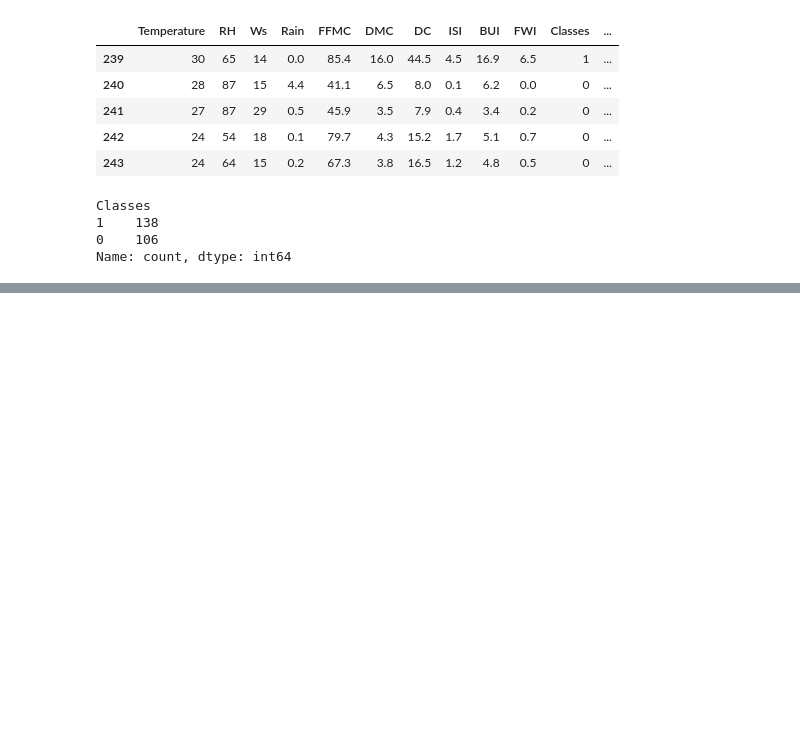
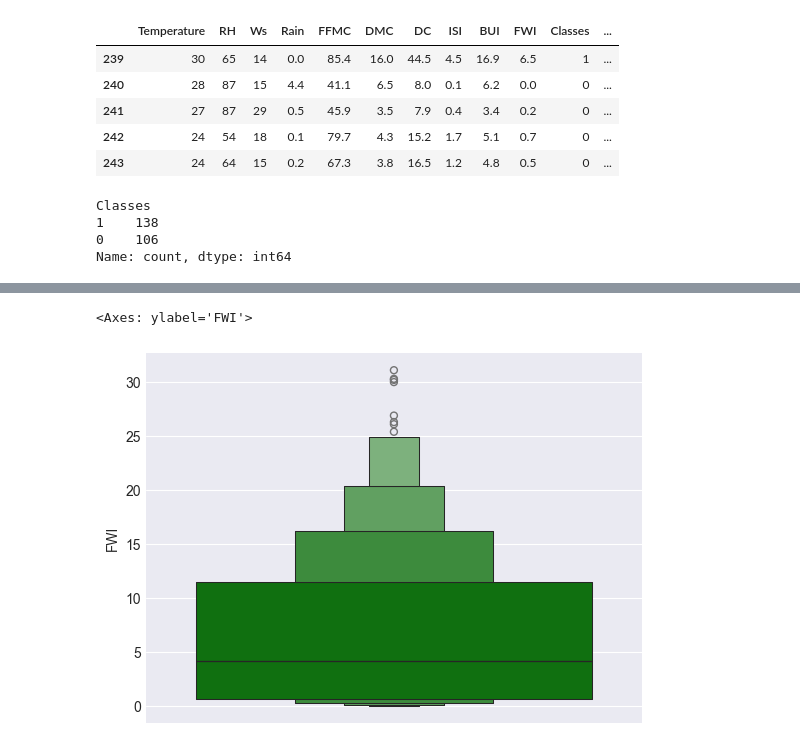
Before and after one commit to itz-sidd/Machine_Learning, a Jupyter notebook: Simple Linear Regression/seven.ipynb, the cells around one changed output, grey strips where cells are left out. Cells and saved outputs as stored; diff of their text form; code cells hidden in the pictures; blank space fills up the shorter version.

```diff
--- a/Simple Linear Regression/seven.ipynb
+++ b/Simple Linear Regression/seven.ipynb
@@ -272,0 +303,5 @@ AttributeError: Rectangle.set() got an unexpected keyword argument 'fgsize'
+# %%
+sns.boxenplot(df_copy['FWI'],color='green')
+# %% [output]
+<Axes: ylabel='FWI'>
+[figure, added]
```
Also changed, not shown: parts of 6 cells of this notebook, 6 other files.
